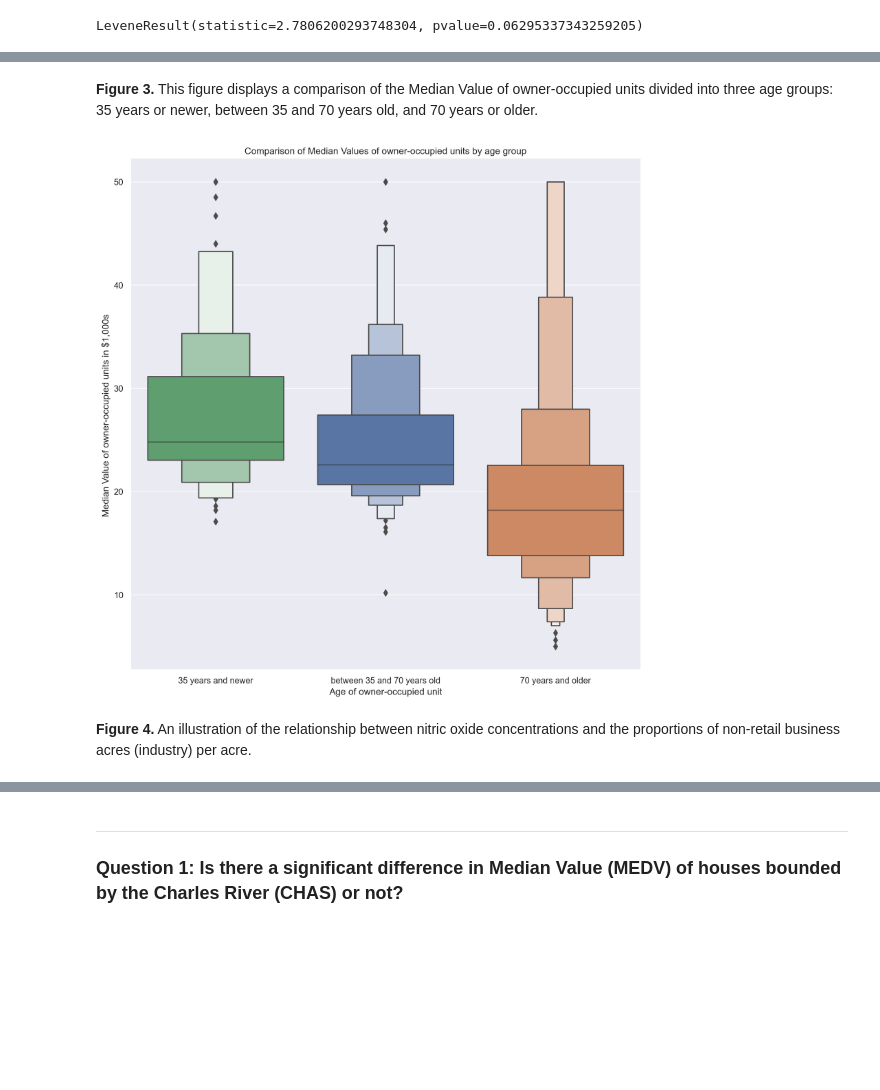
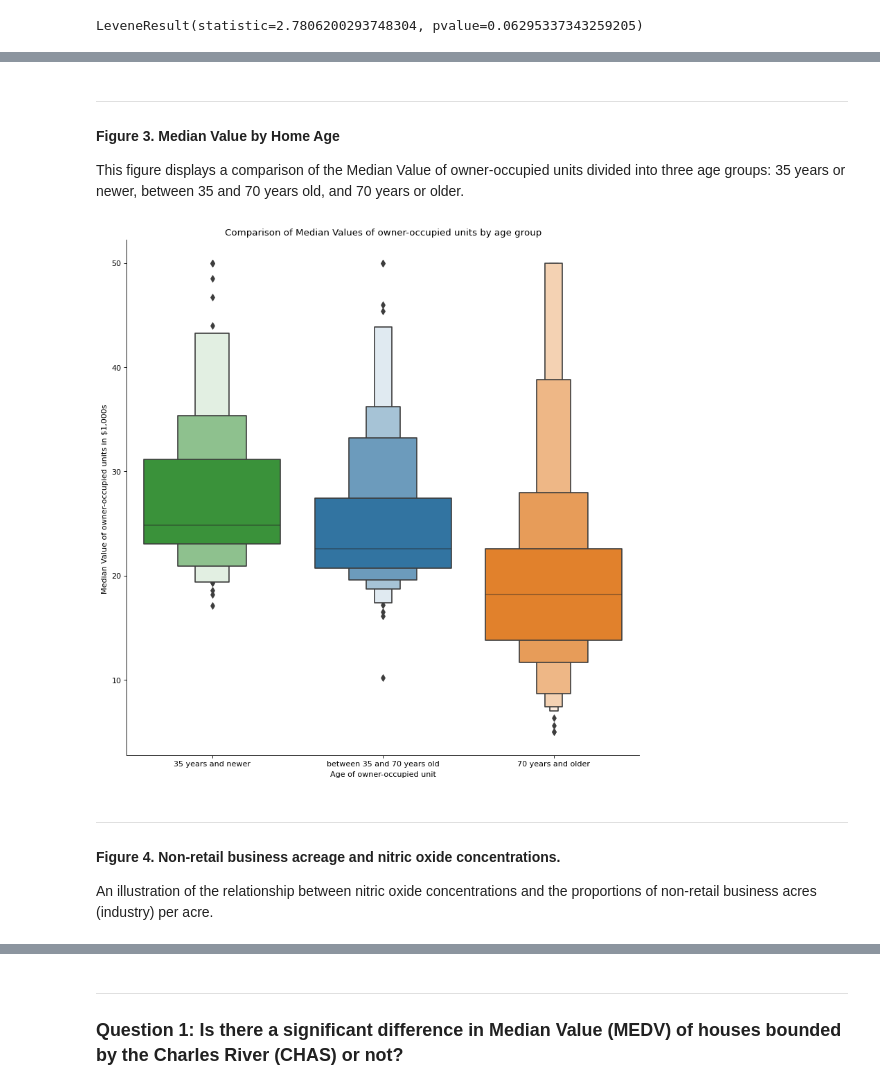
Before and after one commit to AmunNefer/IBM-Data-Science-Notebooks, a Jupyter notebook: Notebook for Stats for Data Sci Final Assignment.ipynb, the cells around one changed output, grey strips where cells are left out. Saved outputs shown, nothing was run; the diff lists cells and outputs as text; code cells hidden in the pictures; blank space fills up the shorter version.

```diff
--- a/Notebook for Stats for Data Sci Final Assignment.ipynb
+++ b/Notebook for Stats for Data Sci Final Assignment.ipynb
@@ -174,12 +200,19 @@ plt.show()
 # %% [markdown]
-<b>Figure 3.</b> This figure displays a comparison of the Median Value of owner-occupied units divided into three age groups: 35 years or newer, between 35 and 70 years old, and 70 years or older.
+<hr>
+<h4>Figure 3. Median Value by Home Age</h4>
+<p>
+This figure displays a comparison of the Median Value of owner-occupied units divided into three age groups: 35 years or newer, between 35 and 70 years old, and 70 years or older.
 # %%
 ax = sns.catplot(data=boston_df, x="age_group", y="MEDV", hue="age_group", kind="boxen", order=["35 years and newer", "between 35 and 70 years old", "70 years and older"], height = 10, aspect= 1, dodge=False)
 plt.ylabel("Median Value of owner-occupied units in $1,000s ")
 plt.xlabel("Age of owner-occupied unit")
 plt.title("Comparison of Median Values of owner-occupied units by age group")
+plt.rcParams.update({"figure.dpi": 80})
 plt.show()
 # %% [output]
-[figure, old version]
+[figure, new version]
 # %% [markdown]
-<b>Figure 4.</b> An illustration of the relationship between nitric oxide concentrations and the proportions of non-retail business acres (industry) per acre.
+<hr>
+<h4>Figure 4. Non-retail business acreage and nitric oxide concentrations.</h4>
+<p>
+An illustration of the relationship between nitric oxide concentrations and the proportions of non-retail business acres (industry) per acre.
```
Also changed, not shown: parts of 16 cells of this notebook.
